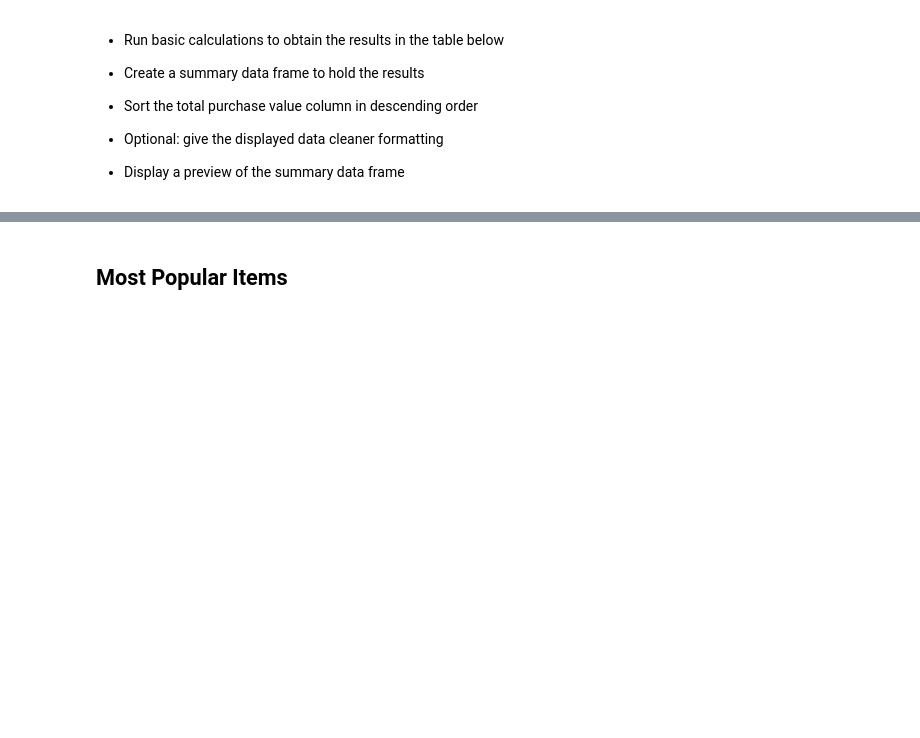
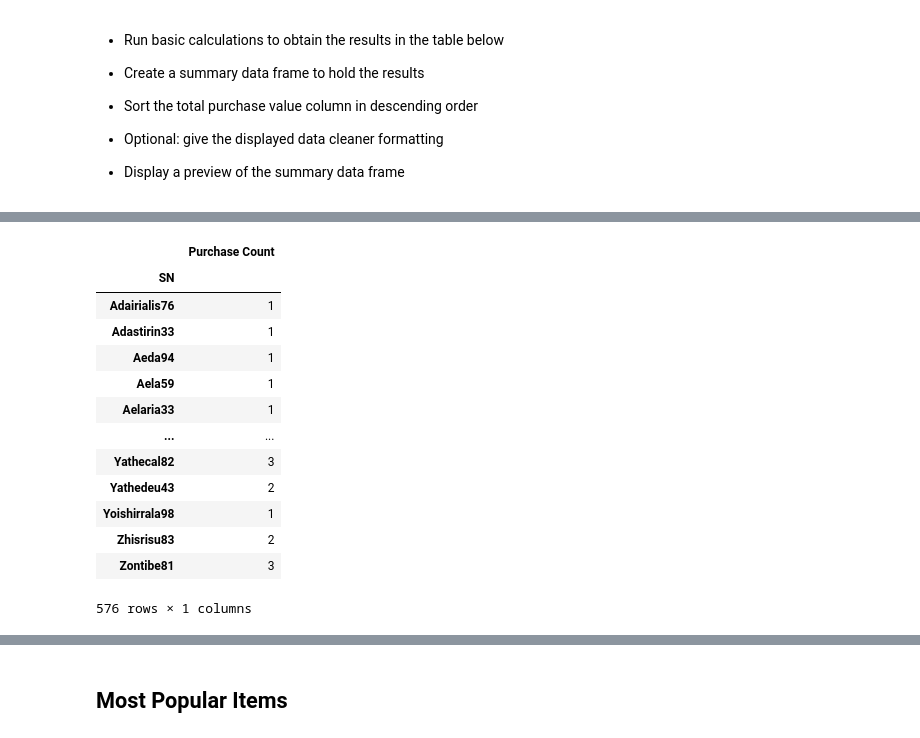
Before and after one commit to aburstyn9068/pandas-challenge, a Jupyter notebook: HeroesOfPymoli/HeroesOfPymoli_starter.ipynb, the cells around one changed output, grey strips where cells are left out. Saved outputs shown, nothing was run; the diff lists cells and outputs as text; code cells hidden in the pictures; blank space fills up the shorter version.

```diff
--- a/HeroesOfPymoli/HeroesOfPymoli_starter.ipynb
+++ b/HeroesOfPymoli/HeroesOfPymoli_starter.ipynb
@@ -472,0 +464,24 @@ ageAnalysisResults
+# %%
+# Get the purchase count of each person
+pc = purchase_data.groupby("SN").count()
+
+# Clean up
+pc = pc[["Purchase ID"]]
+pc = pc.rename(columns={"Purchase ID": "Purchase Count"})
+
+pc
+# %% [output]
+|  | Purchase Count |
+| SN |  |
+| Adairialis76 | 1 |
+| Adastirin33 | 1 |
+| Aeda94 | 1 |
+| Aela59 | 1 |
+| Aelaria33 | 1 |
+| ... | ... |
+| Yathecal82 | 3 |
+| Yathedeu43 | 2 |
+| Yoishirrala98 | 1 |
+| Zhisrisu83 | 2 |
+| Zontibe81 | 3 |
+576 rows × 1 columns
```
Also changed, not shown: parts of 4 cells of this notebook.
